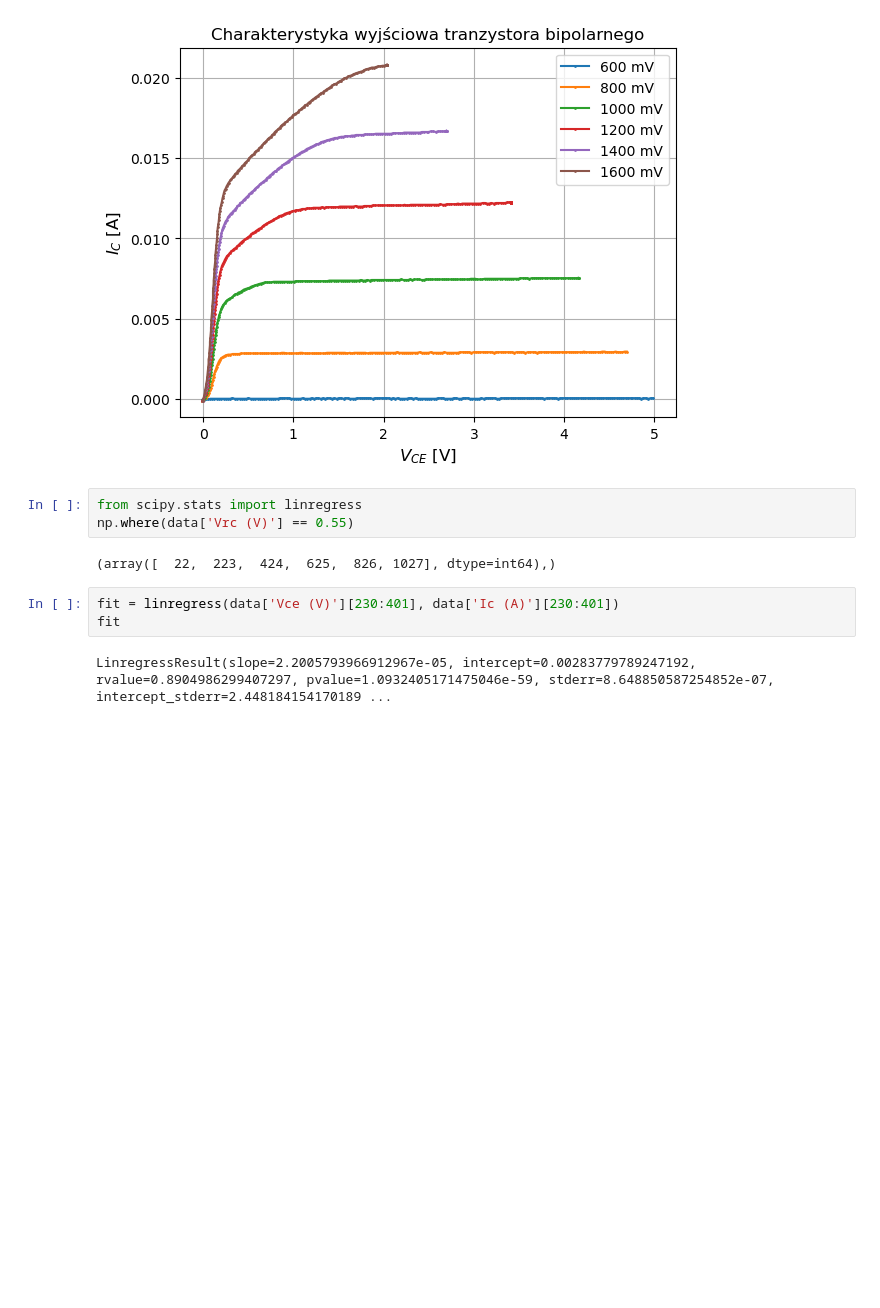
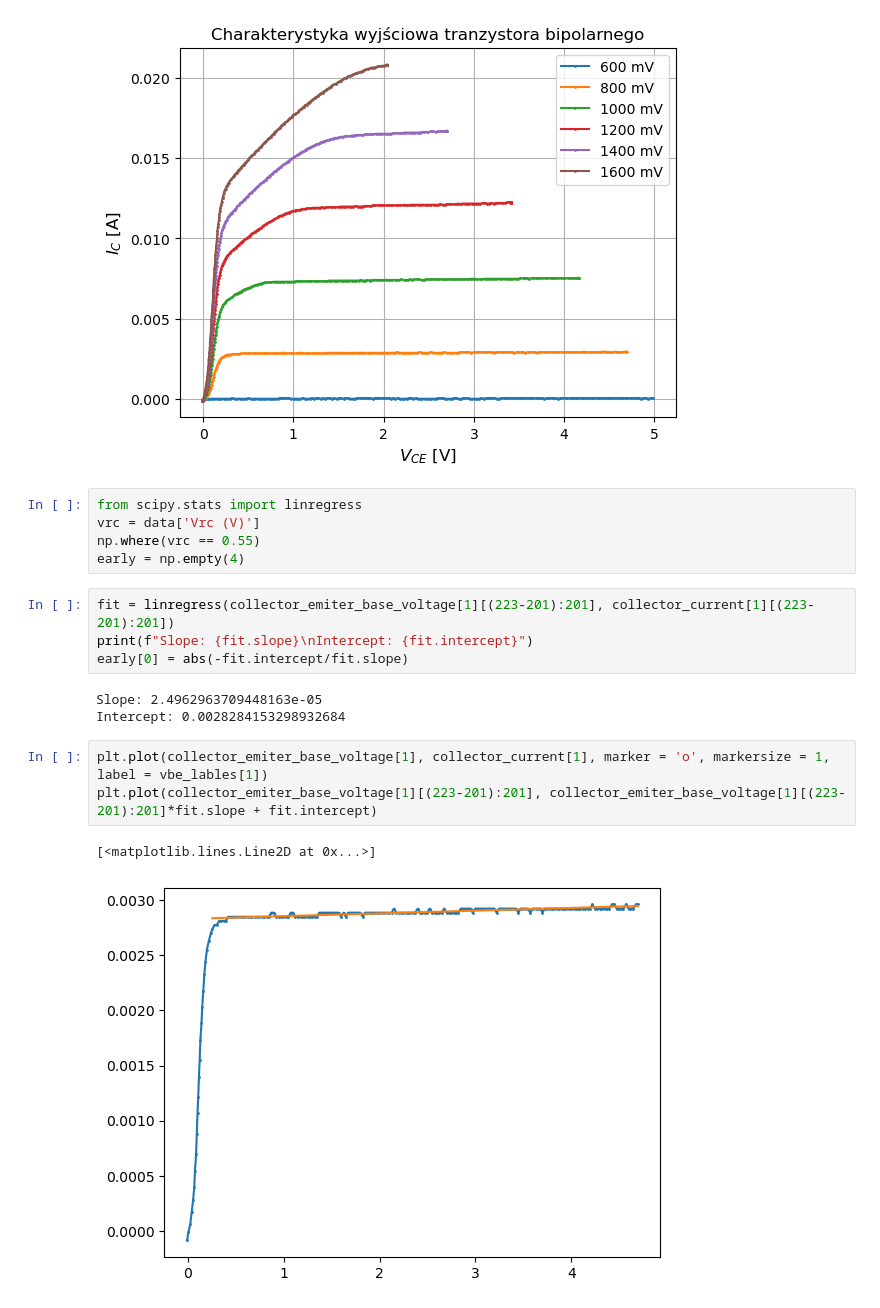
Before and after one commit to szczun/studia, a Jupyter notebook: UE/tranzystory/A8_1.ipynb, the cells around one changed output. Saved outputs shown, nothing was run; the diff lists cells and outputs as text; blank space fills up the shorter version.

```diff
--- a/UE/tranzystory/A8_1.ipynb
+++ b/UE/tranzystory/A8_1.ipynb
@@ -110,11 +130,19 @@ Text(0.5, 1.0, 'Charakterystyka wyjściowa tranzystora bipolarnego')
 [figure]
 # %%
 from scipy.stats import linregress
-np.where(data['Vrc (V)'] == 0.55)
+vrc = data['Vrc (V)']
+np.where(vrc == 0.55)
+early = np.empty(4)
-# %% [output]
-(array([  22,  223,  424,  625,  826, 1027], dtype=int64),)
-# %%
-fit = linregress(data['Vce (V)'][230:401], data['Ic (A)'][230:401])
-fit
-# %% [output]
-LinregressResult(slope=2.2005793966912967e-05, intercept=0.00283779789247192, rvalue=0.8904986299407297, pvalue=1.0932405171475046e-59, stderr=8.648850587254852e-07, intercept_stderr=2.448184154170189 ...
+# %%
+fit = linregress(collector_emiter_base_voltage[1][(223-201):201], collector_current[1][(223-201):201])
+print(f"Slope: {fit.slope}\nIntercept: {fit.intercept}")
+early[0] = abs(-fit.intercept/fit.slope)
+# %% [output]
+Slope: 2.4962963709448163e-05
+Intercept: 0.0028284153298932684
+# %%
+plt.plot(collector_emiter_base_voltage[1], collector_current[1], marker = 'o', markersize = 1, label = vbe_lables[1])
+plt.plot(collector_emiter_base_voltage[1][(223-201):201], collector_emiter_base_voltage[1][(223-201):201]*fit.slope + fit.intercept)
+# %% [output]
+[<matplotlib.lines.Line2D at 0x...>]
+[figure, added]
```
Also changed, not shown: parts of 8 cells of this notebook, 1 other file.
